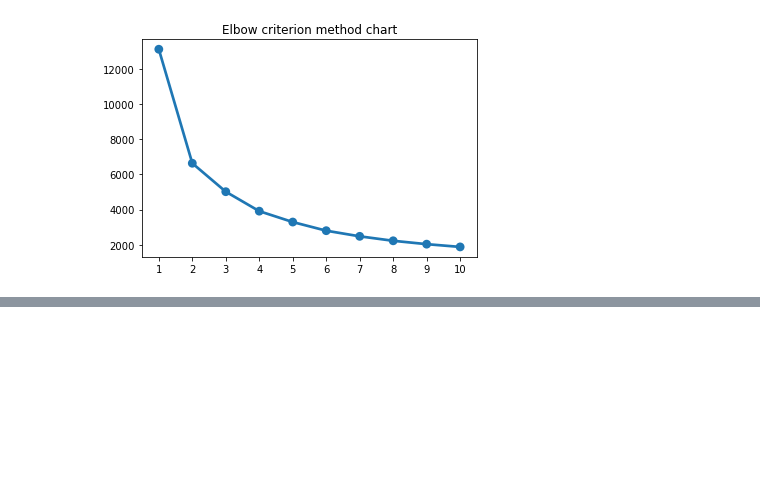
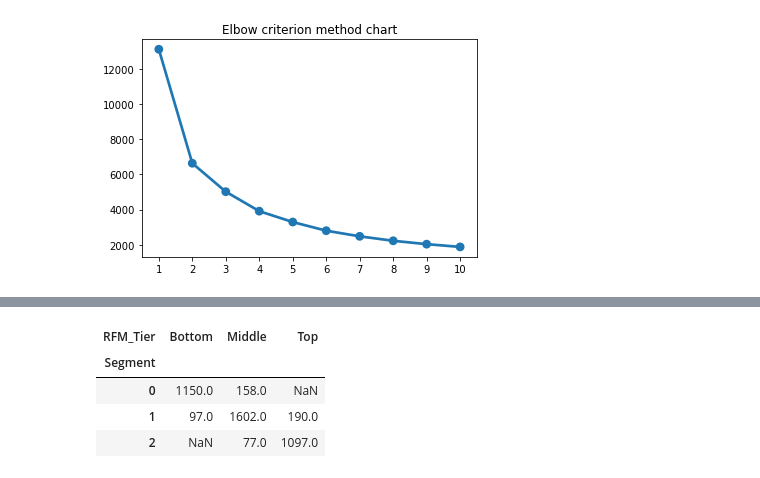
Before and after one commit to mcastelli5/Customer-Segmentation, a Jupyter notebook: customer_segmentation.ipynb, the cells around one changed output, grey strips where cells are left out. Cells and saved outputs as stored; diff of their text form; code cells hidden in the pictures; blank space fills up the shorter version.

```diff
--- a/customer_segmentation.ipynb
+++ b/customer_segmentation.ipynb
@@ -869,0 +869,12 @@ plt.show()
+# %%
+# Compare RFM_Tiers with Segments from kMeans model
+group_compare = customer_trends_norm_3.merge(customer_trends['RFM_Tier'], on='CustomerID').reset_index()
+group_compare = group_compare.groupby(['Segment', 'RFM_Tier'])['CustomerID'].count().reset_index()
+
+display(group_compare.pivot(index='Segment', columns='RFM_Tier', values='CustomerID'))
+# %% [output]
+| RFM_Tier | Bottom | Middle | Top |
+| Segment |  |  |  |
+| 0 | 1150.0 | 158.0 | NaN |
+| 1 | 97.0 | 1602.0 | 190.0 |
+| 2 | NaN | 77.0 | 1097.0 |
```
Also changed, not shown: parts of 4 cells of this notebook.
